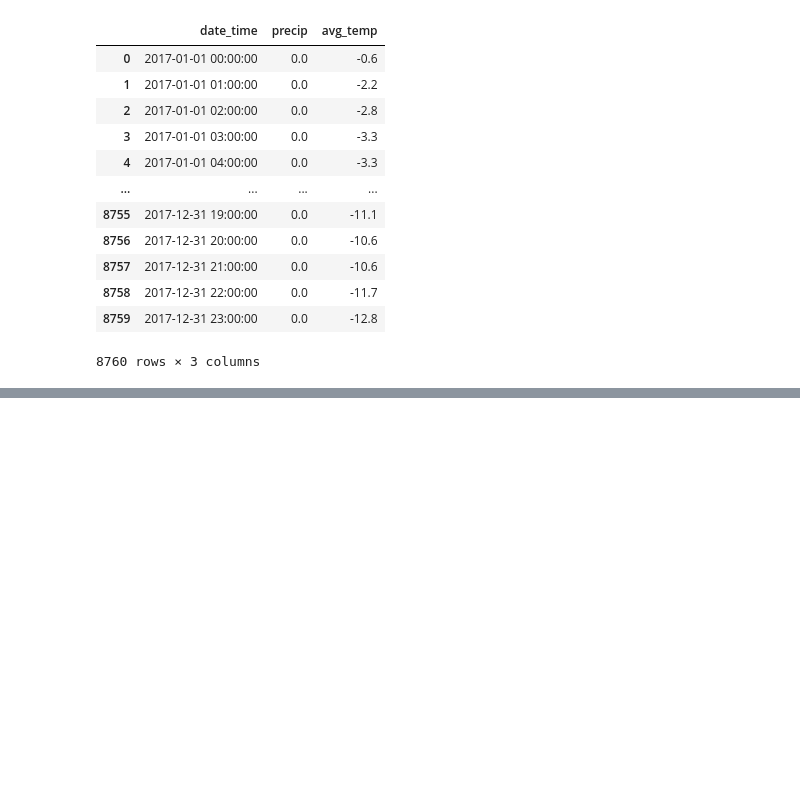
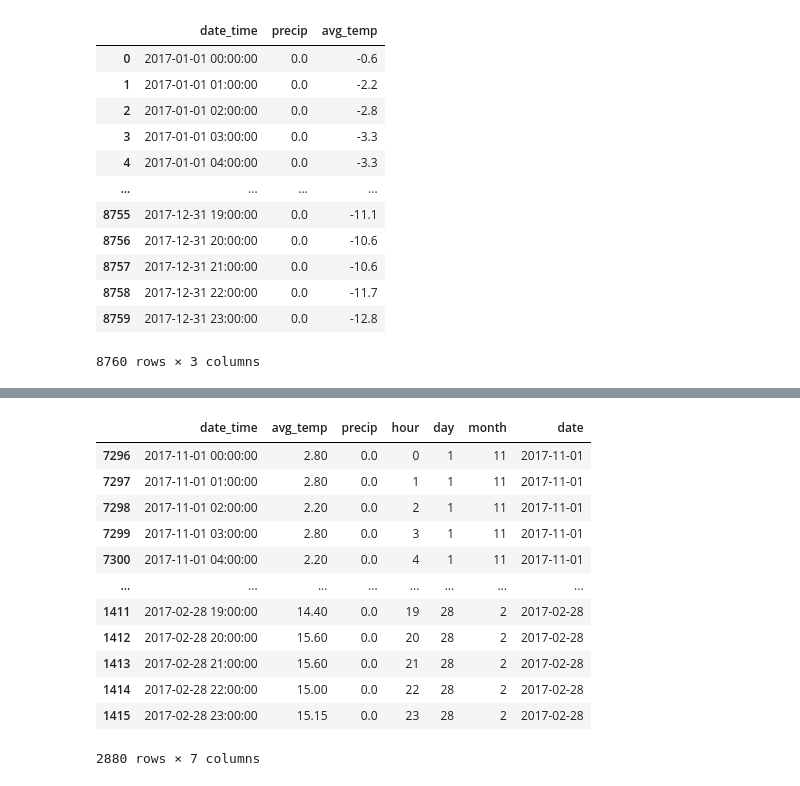
Before and after one commit to OliverSauren/AAA_Stahl, a Jupyter notebook: 1_weather_data.ipynb, the cells around one changed output, grey strips where cells are left out. Drawn from its saved outputs; the diff is of its cells as text; code cells hidden in the pictures; blank space fills up the shorter version.

```diff
--- a/1_weather_data.ipynb
+++ b/1_weather_data.ipynb
@@ -235,0 +338,16 @@ final_df
+# %%
+winter
+# %% [output]
+|  | date_time | avg_temp | precip | hour | day | month | date |
+| 7296 | 2017-11-01 00:00:00 | 2.80 | 0.0 | 0 | 1 | 11 | 2017-11-01 |
+| 7297 | 2017-11-01 01:00:00 | 2.80 | 0.0 | 1 | 1 | 11 | 2017-11-01 |
+| 7298 | 2017-11-01 02:00:00 | 2.20 | 0.0 | 2 | 1 | 11 | 2017-11-01 |
+| 7299 | 2017-11-01 03:00:00 | 2.80 | 0.0 | 3 | 1 | 11 | 2017-11-01 |
+| 7300 | 2017-11-01 04:00:00 | 2.20 | 0.0 | 4 | 1 | 11 | 2017-11-01 |
+| ... | ... | ... | ... | ... | ... | ... | ... |
+| 1411 | 2017-02-28 19:00:00 | 14.40 | 0.0 | 19 | 28 | 2 | 2017-02-28 |
+| 1412 | 2017-02-28 20:00:00 | 15.60 | 0.0 | 20 | 28 | 2 | 2017-02-28 |
+| 1413 | 2017-02-28 21:00:00 | 15.60 | 0.0 | 21 | 28 | 2 | 2017-02-28 |
+| 1414 | 2017-02-28 22:00:00 | 15.00 | 0.0 | 22 | 28 | 2 | 2017-02-28 |
+| 1415 | 2017-02-28 23:00:00 | 15.15 | 0.0 | 23 | 28 | 2 | 2017-02-28 |
+2880 rows × 7 columns
```
Also changed, not shown: parts of 30 cells of this notebook, 1 other file.
